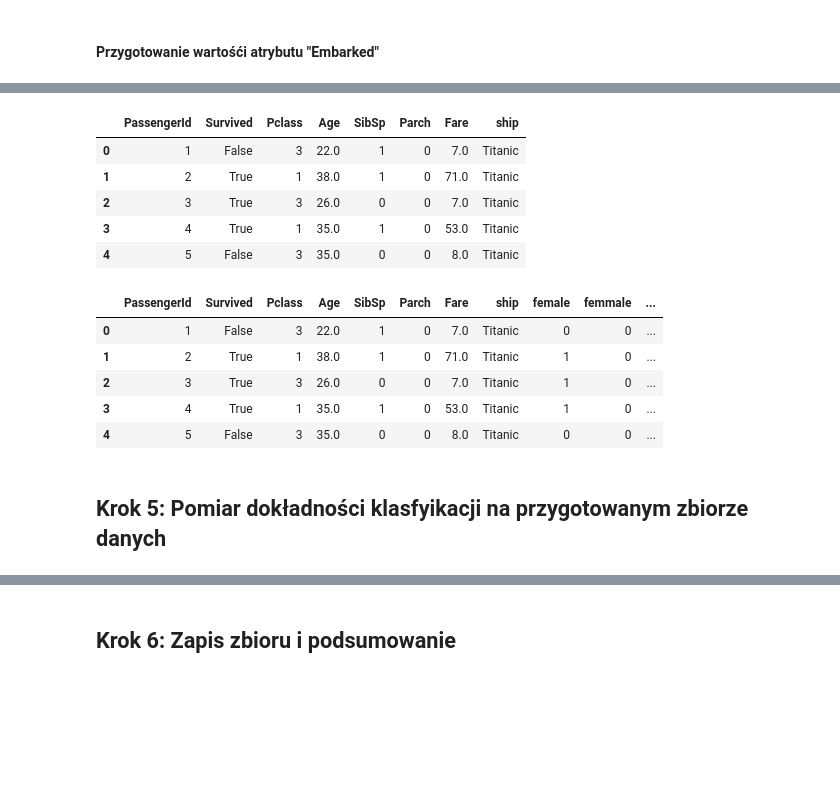
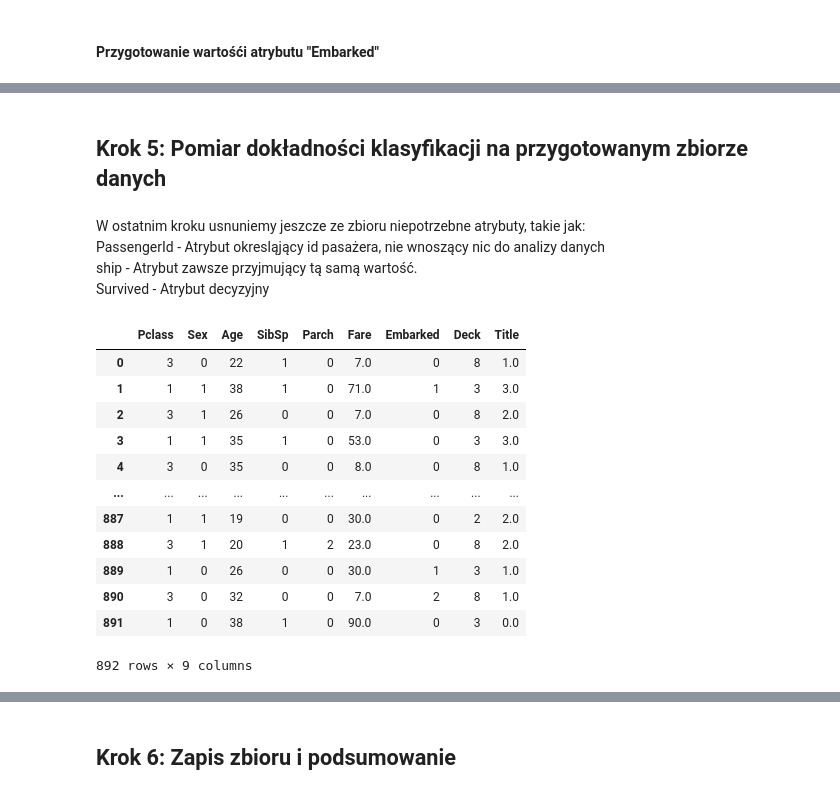
Before and after one commit to Tahimari/titanic, a Jupyter notebook: titanic_data_preprocessing.ipynb, the cells around one changed output, grey strips where cells are left out. Saved outputs shown, nothing was run; the diff lists cells and outputs as text; code cells hidden in the pictures; blank space fills up the shorter version.

```diff
--- a/titanic_data_preprocessing.ipynb
+++ b/titanic_data_preprocessing.ipynb
@@ -306,0 +315,20 @@ embarked = pd.get_dummies(data.Embarked, drop_first=True)
+# %%
+titles = {"Mr": 1, "Miss": 2, "Mrs": 3, "Master": 4, "Rare": 5}
+
+# Wyodrębnie tytułów
+data['Title'] = data.Name.str.extract(' ([A-Za-z]+)\.', expand=False)
+
+# Zamiana rzadko występujących tytułów na te bardziej popularne
+data['Title'] = data['Title'].replace(['Lady', 'Countess','Capt', 'Col','Don', 'Dr',\
+                                        'Major', 'Rev', 'Sir', 'Jonkheer', 'Dona'], 'Rare')
+data['Title'] = data['Title'].replace('Mlle', 'Miss')
+data['Title'] = data['Title'].replace('Ms', 'Miss')
+data['Title'] = data['Title'].replace('Mme', 'Mrs')
+
+# Zamiana tytłów na wartości numeryczne
+data['Title'] = data['Title'].map(titles)
+
+# Uzupełnienie pustych wartości, wartością 0
+data['Title'] = data['Title'].fillna(0)
+
+data = data.drop(['Name'], axis=1)
@@ -306,0 +345,3 @@ embarked = pd.get_dummies(data.Embarked, drop_first=True)
+# %%
+genders = {"male": 0, "female": 1, "malef": 0, "mal": 0, "fem": 1, "femmale": 1}
+data['Sex'] = data['Sex'].map(genders)
@@ -307,24 +360,27 @@ embarked = pd.get_dummies(data.Embarked, drop_first=True)
 # %%
-data.drop(['Sex', 'Embarked', 'Name', 'Ticket'], axis=1, inplace=True)
+data = data.drop(['Ticket'], axis=1)
-# %%
-data.head()
-# %% [output]
-|  | PassengerId | Survived | Pclass | Age | SibSp | Parch | Fare | ship |
-| 0 | 1 | False | 3 | 22.0 | 1 | 0 | 7.0 | Titanic |
-| 1 | 2 | True | 1 | 38.0 | 1 | 0 | 71.0 | Titanic |
-| 2 | 3 | True | 3 | 26.0 | 0 | 0 | 7.0 | Titanic |
-| 3 | 4 | True | 1 | 35.0 | 1 | 0 | 53.0 | Titanic |
-| 4 | 5 | False | 3 | 35.0 | 0 | 0 | 8.0 | Titanic |
-# %%
-data = pd.concat([data, sex, embarked], axis=1)
-data.head()
-# %% [output]
-|  | PassengerId | Survived | Pclass | Age | SibSp | Parch | Fare | ship | female | femmale | ... |
-| 0 | 1 | False | 3 | 22.0 | 1 | 0 | 7.0 | Titanic | 0 | 0 | ... |
-| 1 | 2 | True | 1 | 38.0 | 1 | 0 | 71.0 | Titanic | 1 | 0 | ... |
-| 2 | 3 | True | 3 | 26.0 | 0 | 0 | 7.0 | Titanic | 1 | 0 | ... |
-| 3 | 4 | True | 1 | 35.0 | 1 | 0 | 53.0 | Titanic | 1 | 0 | ... |
-| 4 | 5 | False | 3 | 35.0 | 0 | 0 | 8.0 | Titanic | 0 | 0 | ... |
 # %% [markdown]
-## Krok 5: Pomiar dokładności klasfyikacji na przygotowanym zbiorze danych
+## Krok 5: Pomiar dokładności klasyfikacji na przygotowanym zbiorze danych
+# %% [markdown]
+W ostatnim kroku usnuniemy jeszcze ze zbioru niepotrzebne atrybuty, takie jak:
+PassengerId - Atrybut okresląjący id pasażera, nie wnoszący nic do analizy danych
+ship - Atrybut zawsze przyjmujący tą samą wartość.
+Survived - Atrybut decyzyjny
+# %%
+X_data = data.drop(["PassengerId", "ship",  "Survived"], axis=1)
+X_data
+# %% [output]
+|  | Pclass | Sex | Age | SibSp | Parch | Fare | Embarked | Deck | Title |
+| 0 | 3 | 0 | 22 | 1 | 0 | 7.0 | 0 | 8 | 1.0 |
+| 1 | 1 | 1 | 38 | 1 | 0 | 71.0 | 1 | 3 | 3.0 |
+| 2 | 3 | 1 | 26 | 0 | 0 | 7.0 | 0 | 8 | 2.0 |
+| 3 | 1 | 1 | 35 | 1 | 0 | 53.0 | 0 | 3 | 3.0 |
+| 4 | 3 | 0 | 35 | 0 | 0 | 8.0 | 0 | 8 | 1.0 |
+| ... | ... | ... | ... | ... | ... | ... | ... | ... | ... |
+| 887 | 1 | 1 | 19 | 0 | 0 | 30.0 | 0 | 2 | 2.0 |
+| 888 | 3 | 1 | 20 | 1 | 2 | 23.0 | 0 | 8 | 2.0 |
+| 889 | 1 | 0 | 26 | 0 | 0 | 30.0 | 1 | 3 | 1.0 |
+| 890 | 3 | 0 | 32 | 0 | 0 | 7.0 | 2 | 8 | 1.0 |
+| 891 | 1 | 0 | 38 | 1 | 0 | 90.0 | 0 | 3 | 0.0 |
+892 rows × 9 columns
 # %%
```
Also changed, not shown: parts of 50 cells of this notebook, 1 other file.
